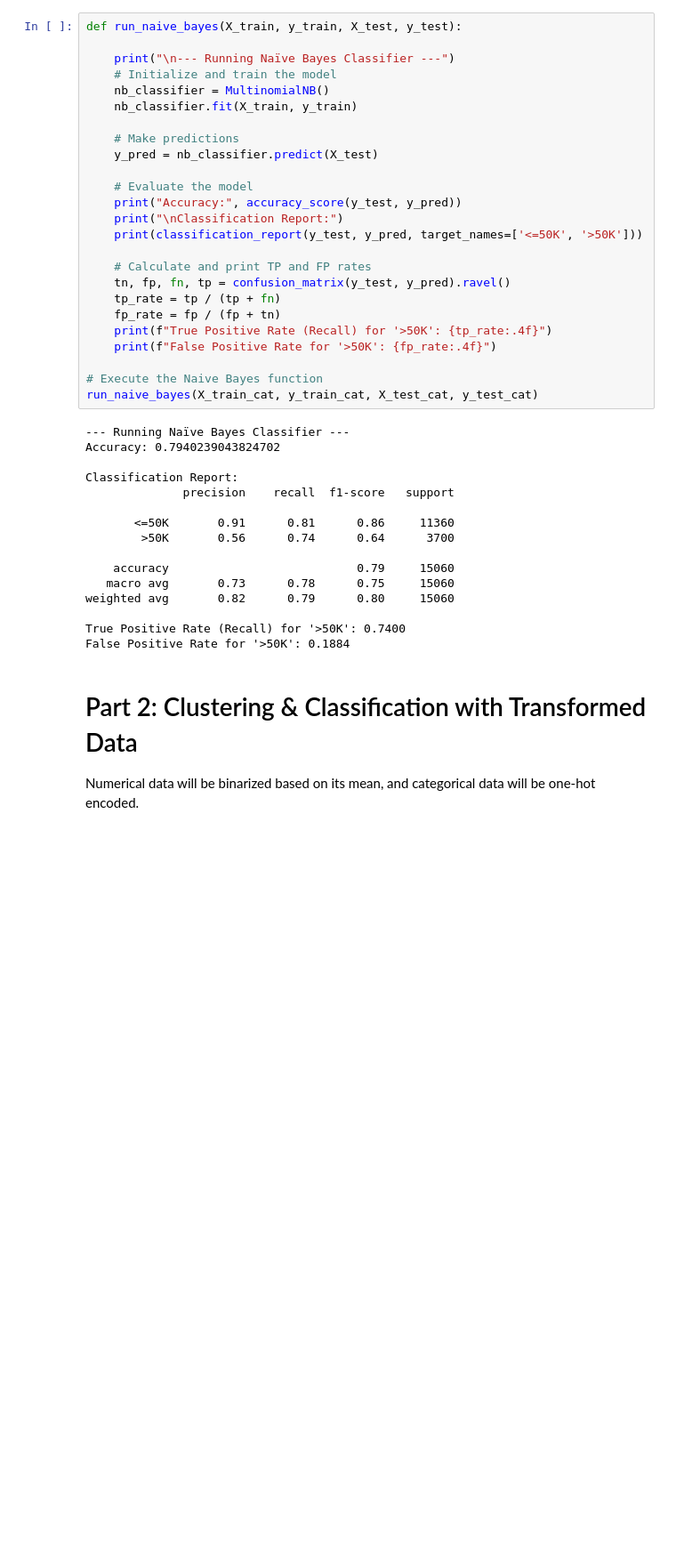
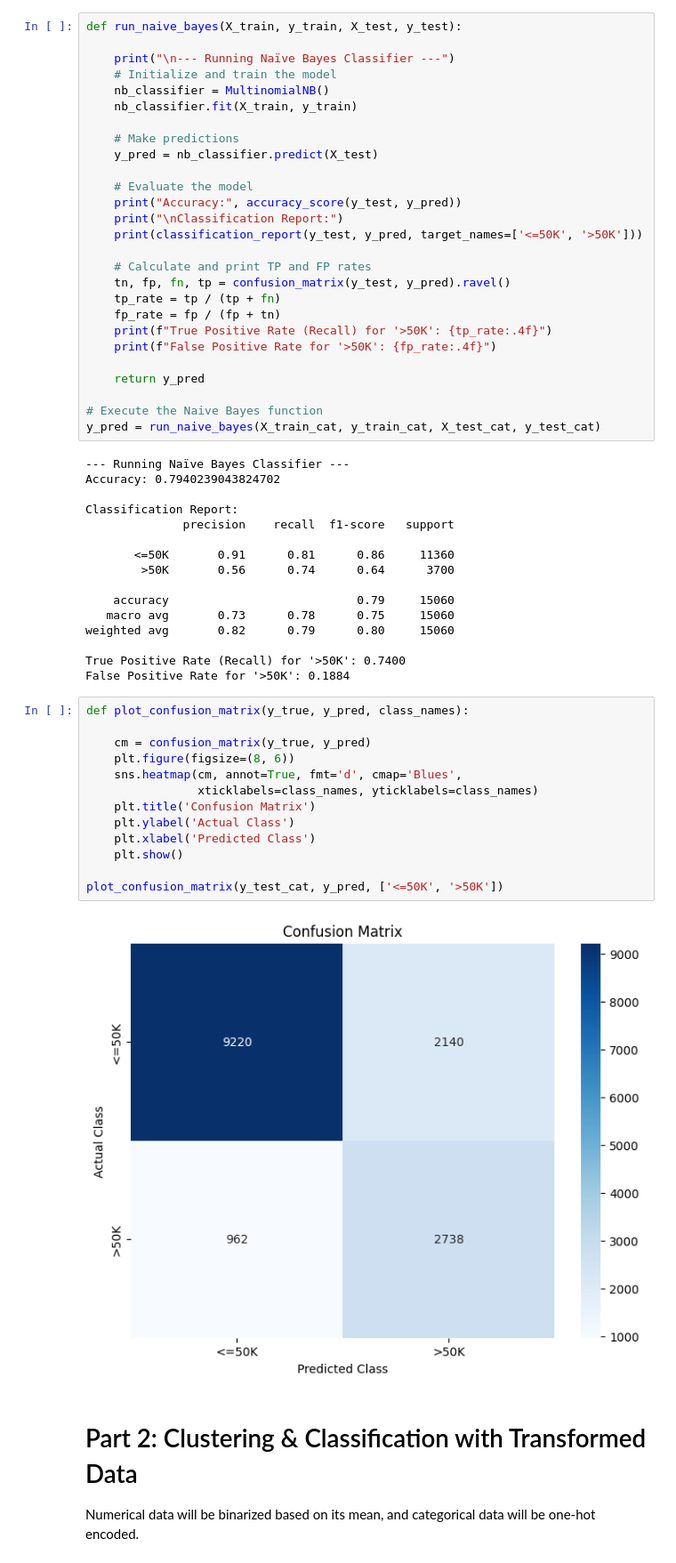
Before and after one commit to yiwang099/Adult-dataset-scikit-learn-project, a Jupyter notebook: PracticeProject.ipynb, the cells around one changed output. Shown: that part at 89% size. Saved outputs shown, nothing was run; the diff lists cells and outputs as text; blank space fills up the shorter version.

```diff
--- a/PracticeProject.ipynb
+++ b/PracticeProject.ipynb
@@ -166,8 +200,10 @@ def run_naive_bayes(X_train, y_train, X_test, y_test):
     print(f"True Positive Rate (Recall) for '>50K': {tp_rate:.4f}")
     print(f"False Positive Rate for '>50K': {fp_rate:.4f}")
 
+    return y_pred
+
 # Execute the Naive Bayes function
-run_naive_bayes(X_train_cat, y_train_cat, X_test_cat, y_test_cat)
+y_pred = run_naive_bayes(X_train_cat, y_train_cat, X_test_cat, y_test_cat)
 # %% [output]
 --- Running Naïve Bayes Classifier ---
 Accuracy: 0.7940239043824702
@@ -184,6 +220,21 @@ weighted avg       0.82      0.79      0.80     15060
 
 True Positive Rate (Recall) for '>50K': 0.7400
 False Positive Rate for '>50K': 0.1884
+# %%
+def plot_confusion_matrix(y_true, y_pred, class_names):
+
+    cm = confusion_matrix(y_true, y_pred)
+    plt.figure(figsize=(8, 6))
+    sns.heatmap(cm, annot=True, fmt='d', cmap='Blues',
+                xticklabels=class_names, yticklabels=class_names)
+    plt.title('Confusion Matrix')
+    plt.ylabel('Actual Class')
+    plt.xlabel('Predicted Class')
+    plt.show()
+
+plot_confusion_matrix(y_test_cat, y_pred, ['<=50K', '>50K'])
+# %% [output]
+[figure, added]
 # %% [markdown]
 # Part 2: Clustering & Classification with Transformed Data
 
```
Also changed, not shown: parts of 7 cells of this notebook.
